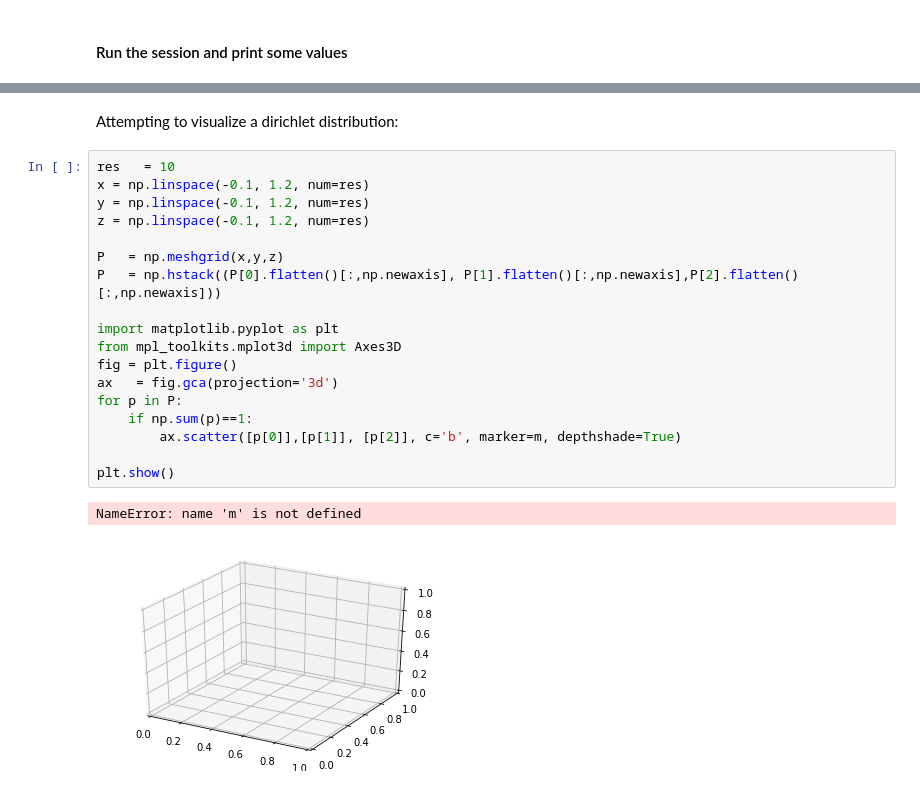
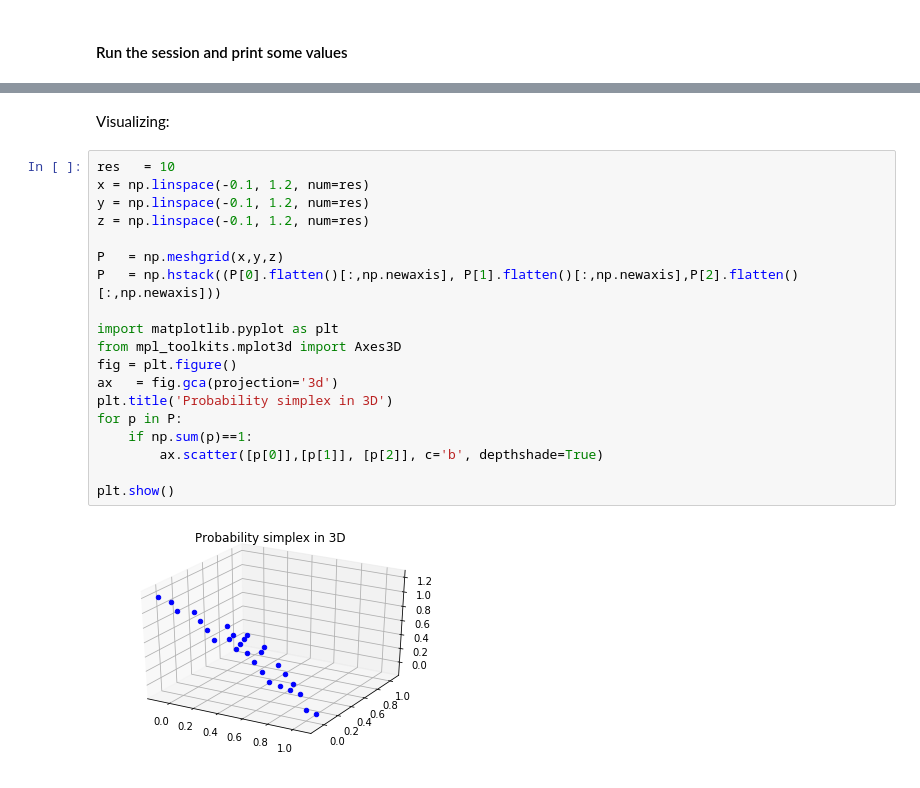
Before and after one commit to akshayats/probability, a Jupyter notebook: finite-mixture-models-SKG/DirichletDistribution_Tut.ipynb, the cells around one changed output, grey strips where cells are left out. Cells and saved outputs as stored; diff of their text form.

```diff
--- a/finite-mixture-models-SKG/DirichletDistribution_Tut.ipynb
+++ b/finite-mixture-models-SKG/DirichletDistribution_Tut.ipynb
@@ -77,23 +77,23 @@ A Sample from the distribution:
-# %% [markdown]
-Attempting to visualize a dirichlet distribution:
+# %% [markdown]
+Visualizing:
 # %%
 res   = 10
 x = np.linspace(-0.1, 1.2, num=res)
 y = np.linspace(-0.1, 1.2, num=res)
 z = np.linspace(-0.1, 1.2, num=res)
 
 P   = np.meshgrid(x,y,z)
 P   = np.hstack((P[0].flatten()[:,np.newaxis], P[1].flatten()[:,np.newaxis],P[2].flatten()[:,np.newaxis]))
 
 import matplotlib.pyplot as plt
 from mpl_toolkits.mplot3d import Axes3D
 fig = plt.figure()
 ax   = fig.gca(projection='3d')
+plt.title('Probability simplex in 3D')
 for p in P:
     if np.sum(p)==1:
-        ax.scatter([p[0]],[p[1]], [p[2]], c='b', marker=m, depthshade=True)
+        ax.scatter([p[0]],[p[1]], [p[2]], c='b', depthshade=True)
 
 plt.show()
 # %% [output]
-NameError: name 'm' is not defined
-[figure, old version]
+[figure, new version]
```
Also changed, not shown: parts of 1 cell of this notebook, 1 other file.
